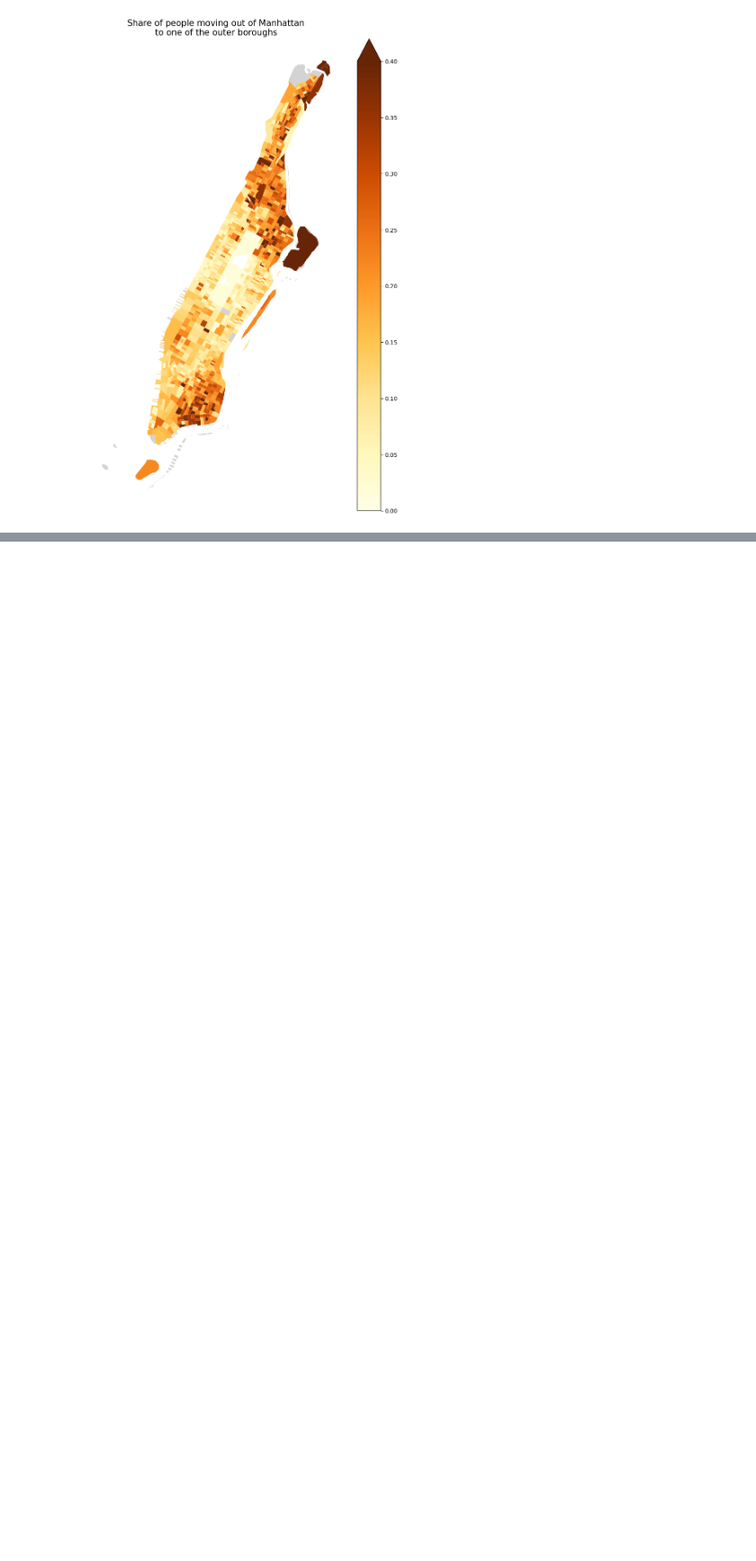
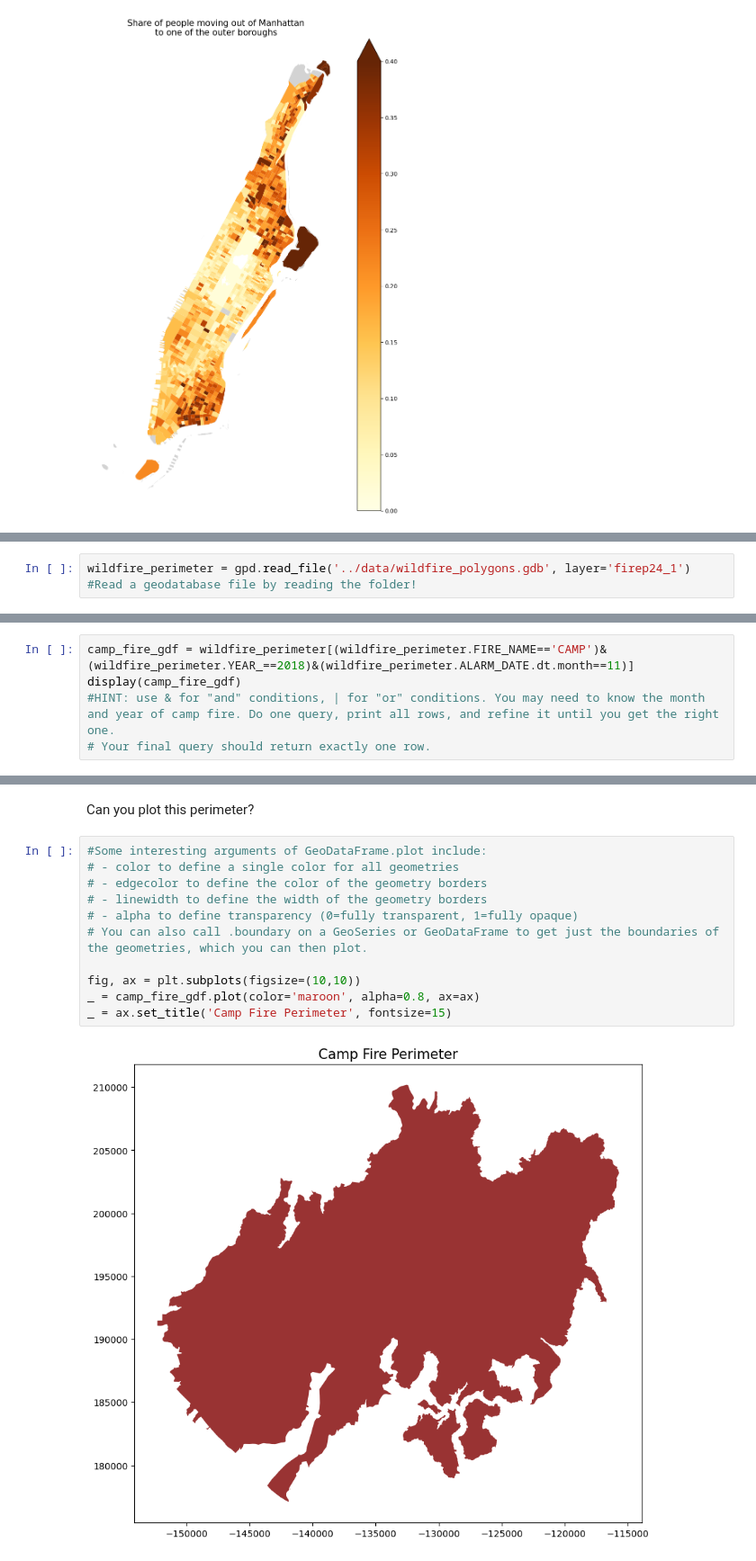
Before and after one commit to gsagostini/MIGRATE, a Jupyter notebook: solutions/mapping.ipynb, the cells around one changed output, grey strips where cells are left out. Shown at 90% size. Drawn from its saved outputs; the diff is of its cells as text; blank space fills up the shorter version.

```diff
--- a/solutions/mapping.ipynb
+++ b/solutions/mapping.ipynb
@@ -246,0 +253,2 @@ _ = ax.axis('off')
+# %%
+wildfire_perimeter = gpd.read_file('../data/wildfire_polygons.gdb', layer='firep24_1') #Read a geodatabase file by reading the folder!
@@ -246,0 +268,5 @@ _ = ax.axis('off')
+# %%
+camp_fire_gdf = wildfire_perimeter[(wildfire_perimeter.FIRE_NAME=='CAMP')&(wildfire_perimeter.YEAR_==2018)&(wildfire_perimeter.ALARM_DATE.dt.month==11)]
+display(camp_fire_gdf)
+#HINT: use & for "and" conditions, | for "or" conditions. You may need to know the month and year of camp fire. Do one query, print all rows, and refine it until you get the right one.
+# Your final query should return exactly one row.
@@ -246,0 +276,15 @@ _ = ax.axis('off')
+# %% [markdown]
+Can you plot this perimeter?
+# %%
+#Some interesting arguments of GeoDataFrame.plot include:
+# - color to define a single color for all geometries
+# - edgecolor to define the color of the geometry borders
+# - linewidth to define the width of the geometry borders
+# - alpha to define transparency (0=fully transparent, 1=fully opaque)
+# You can also call .boundary on a GeoSeries or GeoDataFrame to get just the boundaries of the geometries, which you can then plot.
+
+fig, ax = plt.subplots(figsize=(10,10))
+_ = camp_fire_gdf.plot(color='maroon', alpha=0.8, ax=ax)
+_ = ax.set_title('Camp Fire Perimeter', fontsize=15)
+# %% [output]
+[figure, added]
```
Also changed, not shown: parts of 49 cells of this notebook, 1 other file.
